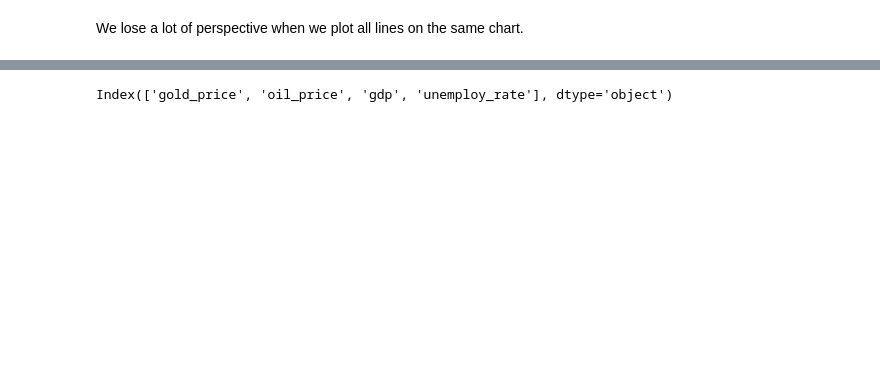
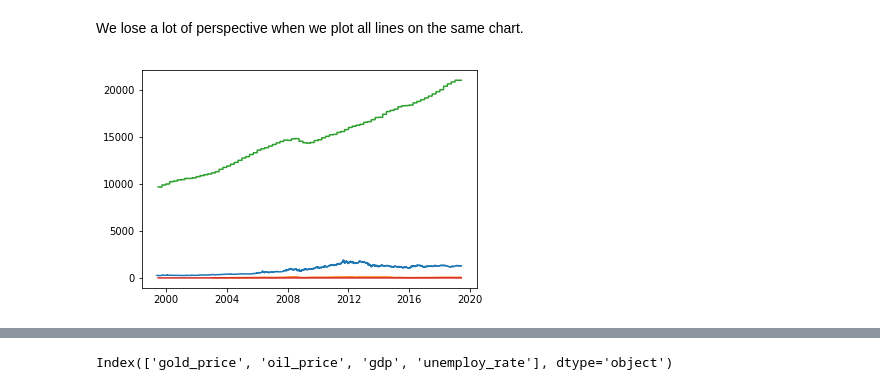
Before and after one commit to devindatt/gold-spot-analysis, a Jupyter notebook: goldspot_analysis1.ipynb, the cells around one changed output, grey strips where cells are left out. Cells and saved outputs as stored; diff of their text form; code cells hidden in the pictures; blank space fills up the shorter version.

```diff
--- a/goldspot_analysis1.ipynb
+++ b/goldspot_analysis1.ipynb
@@ -240,2 +242,8 @@ all_datasets
 # %% [markdown]
 We lose a lot of perspective when we plot all lines on the same chart.
+# %%
+plt.plot(all_datasets)
+plt.legend()
+plt.show()
+# %% [output]
+[figure, added]
```
Also changed, not shown: parts of 4 cells of this notebook, 1 other file.
